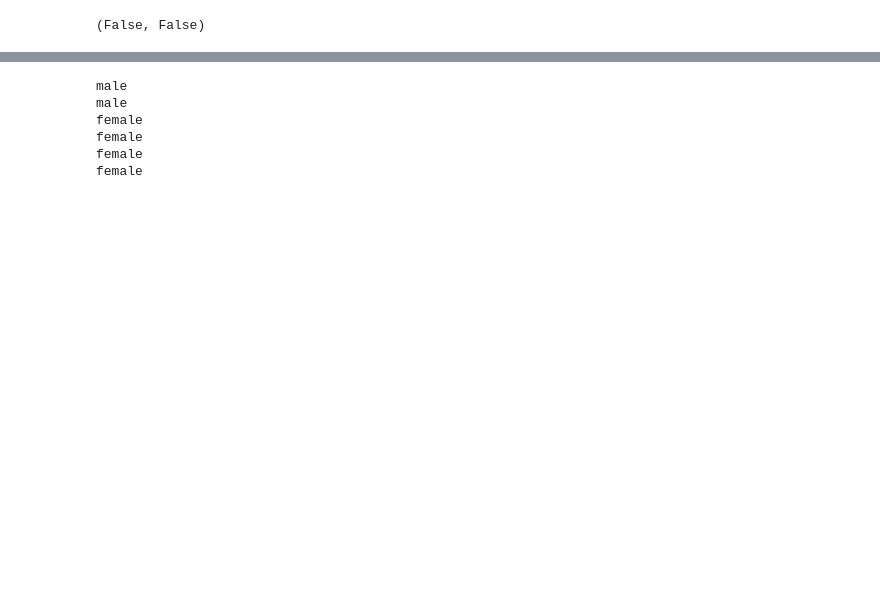
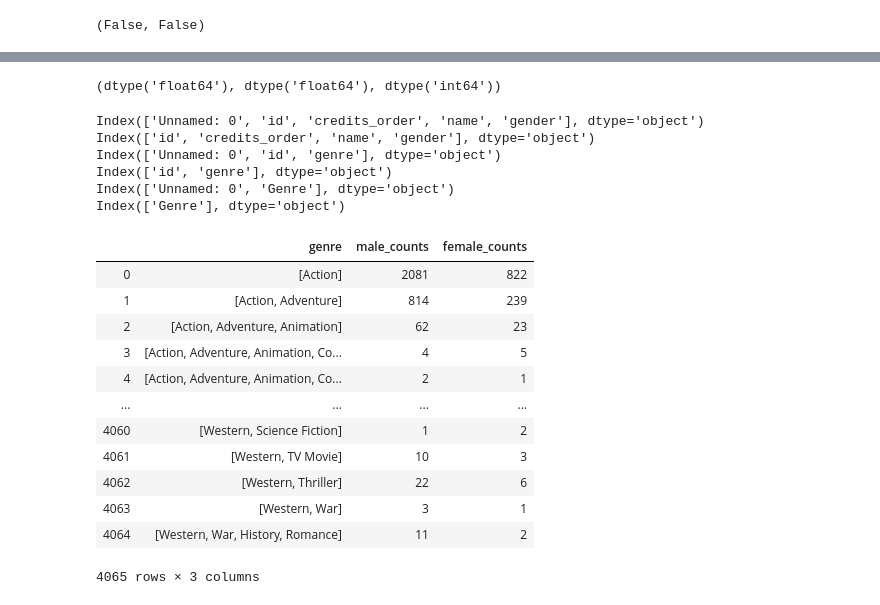
Before and after one commit to Dibmar/DAANMO_Project, a Jupyter notebook: Projects/DAANMO/cross-indexing.ipynb, the cells around one changed output, grey strips where cells are left out. Saved outputs shown, nothing was run; the diff lists cells and outputs as text; code cells hidden in the pictures; blank space fills up the shorter version.

```diff
--- a/Projects/DAANMO/cross-indexing.ipynb
+++ b/Projects/DAANMO/cross-indexing.ipynb
@@ -144,28 +142,0 @@ prueba3
-# %%
-def mixer (df1, df2, df3):
-    df4 =pd.merge(df1, df2, on='id', how='right')
-
-    genre_2 = []
-    gender_2 = []
-
-    for e in range(len(df4.index)):
-        gend = df4.loc[e,'gender']
-        gen = df4.loc[e,'genre']
-        if type(gen) == list:
-            for n in gen:
-                genre_2.append(n)
-                gender_2.append(gend)
-        else:
-            genre_2.append(gen)
-            gender_2.append(gend)
-    df5 = pd.DataFrame({'genre': genre_2, 'gender': gender_2})
-    df5['male_counts'] = (df5.gender == 'male').astype(np.int_)
-    df5['female_counts'] = (df5.gender == 'female').astype(np.int_)
-    df5 =df5.drop('gender', axis = 1)
-
-    df5 = df5.groupby('genre')['male_counts', 'female_counts'].sum()
-    return df5
-
-
-df5 = mixer( prueba1, prueba2, prueba3)
-df5
@@ -178,9 +143,23 @@ df5
-# %%
-mixer( prueba1, prueba2, prueba3)
-# %% [output]
-male
-male
-female
-female
-female
-female
+# %%
+producers.id.dtype, directors.id.dtype, genres.id.dtype
+# %% [output]
+(dtype('float64'), dtype('float64'), dtype('int64'))
+# %%
+print(actors.columns)
+actors = actors.drop('Unnamed: 0', axis=1)
+print(actors.columns)
+
+print(genres.columns)
+genres = genres.drop('Unnamed: 0', axis=1)
+print(genres.columns)
+
+print(genres_unique.columns)
+genres_unique = genres_unique.drop('Unnamed: 0', axis=1)
+print(genres_unique.columns)
+# %% [output]
+Index(['Unnamed: 0', 'id', 'credits_order', 'name', 'gender'], dtype='object')
+Index(['id', 'credits_order', 'name', 'gender'], dtype='object')
+Index(['Unnamed: 0', 'id', 'genre'], dtype='object')
+Index(['id', 'genre'], dtype='object')
+Index(['Unnamed: 0', 'Genre'], dtype='object')
+Index(['Genre'], dtype='object')
@@ -186,0 +215,17 @@ female
+# %%
+actors_gender_genre = mixer(actors, genres)
+actors_gender_genre
+# %% [output]
+|  | genre | male_counts | female_counts |
+| 0 | [Action] | 2081 | 822 |
+| 1 | [Action, Adventure] | 814 | 239 |
+| 2 | [Action, Adventure, Animation] | 62 | 23 |
+| 3 | [Action, Adventure, Animation, Co... | 4 | 5 |
+| 4 | [Action, Adventure, Animation, Co... | 2 | 1 |
+| ... | ... | ... | ... |
+| 4060 | [Western, Science Fiction] | 1 | 2 |
+| 4061 | [Western, TV Movie] | 10 | 3 |
+| 4062 | [Western, Thriller] | 22 | 6 |
+| 4063 | [Western, War] | 3 | 1 |
+| 4064 | [Western, War, History, Romance] | 11 | 2 |
+4065 rows × 3 columns
```
Also changed, not shown: parts of 13 cells of this notebook, 1 other file.
